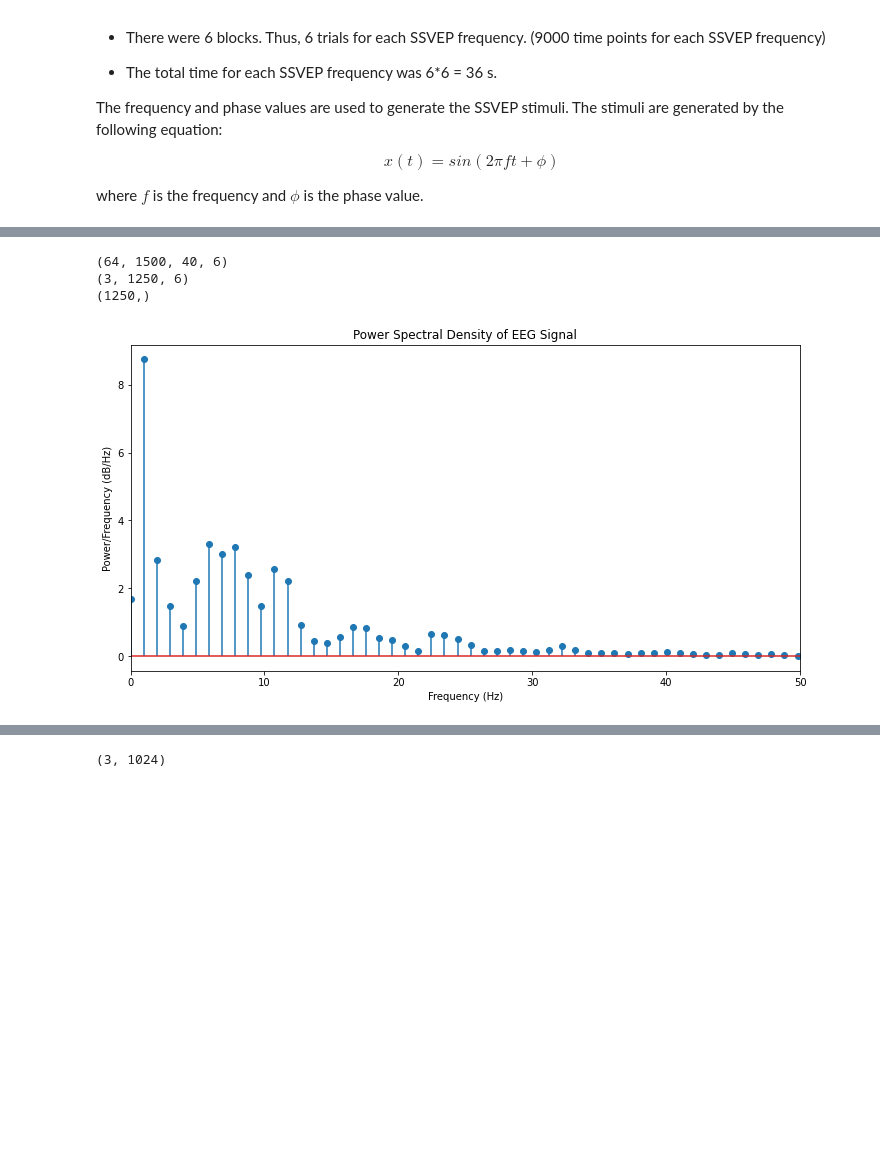
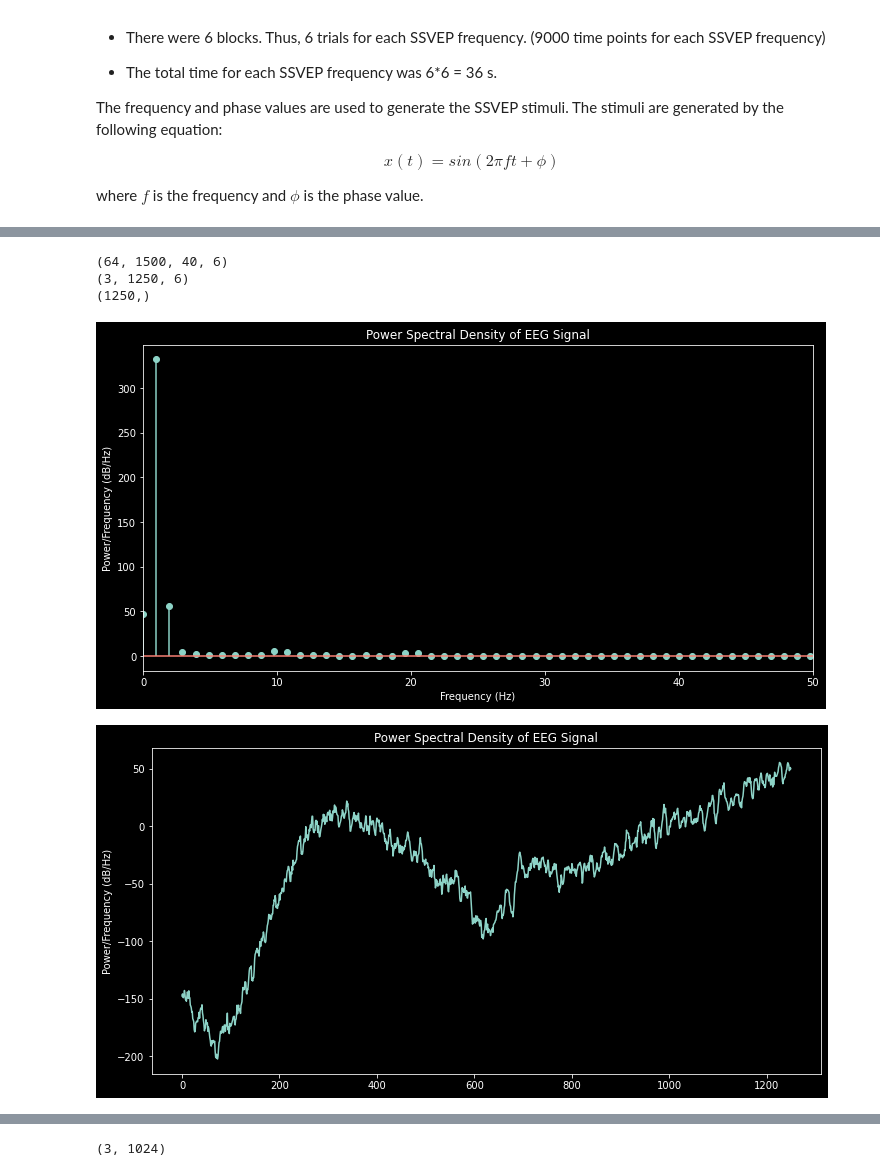
Before and after one commit to loaspra/stargan-ssvep, a Jupyter notebook: data_processing.ipynb, the cells around one changed output, grey strips where cells are left out. Drawn from its saved outputs; the diff is of its cells as text; code cells hidden in the pictures; blank space fills up the shorter version.

```diff
--- a/data_processing.ipynb
+++ b/data_processing.ipynb
@@ -54,4 +54,26 @@ from core.utils2 import fbcca, generate_ref_signal
 warnings.filterwarnings('ignore')
+# %%
+def read_mat_file(file_path):
+    data = sio.loadmat(file_path)
+    return data
+
+
+def read_mat_file_as_df(file_path, columns):
+    data = read_mat_file(file_path)
+    data_values = data['data']
+    # shape --> (64, 1500, 40, 6)
+    data_values = data_values[:, 125:(1250 + 125), :, :]
+    data_values = data_values.reshape((64, 1250*40*6), order='F')
+    data_labels = np.tile(np.arange(0, 40), 6).repeat(1250)
+    data_values = data_values.swapaxes(0, 1)
+    data_df = pd.DataFrame(data_values)
+    data_df.columns = ["FP1", "FPZ", "FP2", "AF3", "AF4", "F7", "F5", "F3", "F1", "FZ", "F2", "F4", "F6", "F8", "FT7", "FC5", "FC3", "FC1", "FCz", "FC2", "FC4", "FC6", "FT8", "T7", "C5", "C3", "C1", "Cz", "C2", "C4", "C6", "T8", "M1", "TP7", "CP5", "CP3", "CP1", "CPZ", "CP2", "CP4", "CP6", "TP8", "M2", "P7", "P5", "P3", "P1", "PZ", "P2", "P4", "P6", "P8", "PO7", "PO5", "PO3", "POz", "PO4", "PO6", "PO8", "CB1"
+                       , "O1", "Oz", "O2", "CB2"]
+    data_df['labels'] = data_labels
+
+    if columns is not None:
+        data_df = data_df[columns + ['labels']]
+    return data_df
 # %% [markdown]
 ## Description of the dataset:
 
@@ -123,30 +145,40 @@ read_mat_file("data/raw/Freq_Phase.mat")
           9.8, 10.8, 11.8, 12.8, 13.8, 14.8, 15.8]])}
 # %%
 # Test the function with the path ".\data\raw\S3.mat"
-data = read_mat_file("./data/raw/S5.mat")
+data = read_mat_file("./data/raw/S3.mat")
 print(data['data'].shape)
-sample = data['data'][-4:-1, 125:(1250 + 125), 0]
+sample = data['data'][60:63, (125 + 35):(1250 + 125 + 35), 2] # get O1, Oz
 print(sample.shape) # (3, 1250, 6) --> 3 electrodes, 1250 time steps, 6 trials
 # flatten the sample for each channel/electrode
 # sample = sample.reshape((3, -1))
 sample = sample[0, :, 0]
 print(sample.shape)
 # Plot the power spectral density of the sample
 # Detrend the signal
-detrended_sample = signal.detrend(sample)
+# detrended_sample = signal.detrend(sample)
 
 # Calculate the PSD of the detrended signal
-freqs, psd = signal.welch(detrended_sample, fs=250)
+freqs, psd = signal.welch(sample, fs=250)
 # set all negatives to 0
 plt.figure(figsize=(12, 6))
 plt.stem(freqs, psd, use_line_collection=True)
 plt.xlabel('Frequency (Hz)')
 plt.ylabel('Power/Frequency (dB/Hz)')
 plt.title('Power Spectral Density of EEG Signal')
 plt.xlim(0, 50)
 plt.show()
+
+
+plt.figure(figsize=(12, 6))
+plt.plot(sample)
+# plt.xlabel('Frequency (Hz)')
+plt.ylabel('Power/Frequency (dB/Hz)')
+plt.title('Power Spectral Density of EEG Signal')
+# plt.xlim(0, 50)
+plt.show()
 # %% [output]
 (64, 1500, 40, 6)
 (3, 1250, 6)
 (1250,)
-[figure, old version]
+[figure, new version]
+[figure, added]
```
Also changed, not shown: parts of 5 cells of this notebook, 8 other files.
